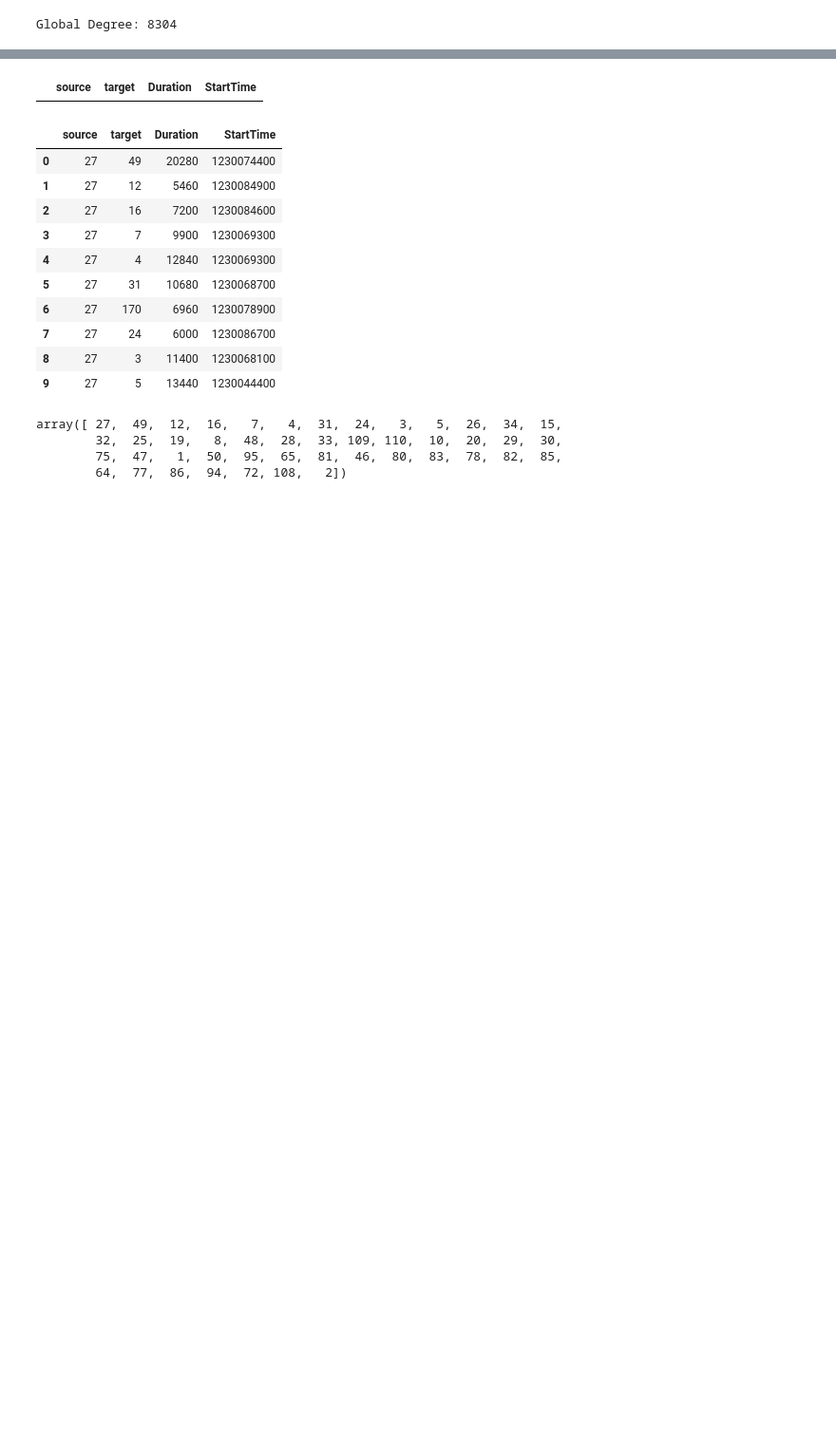
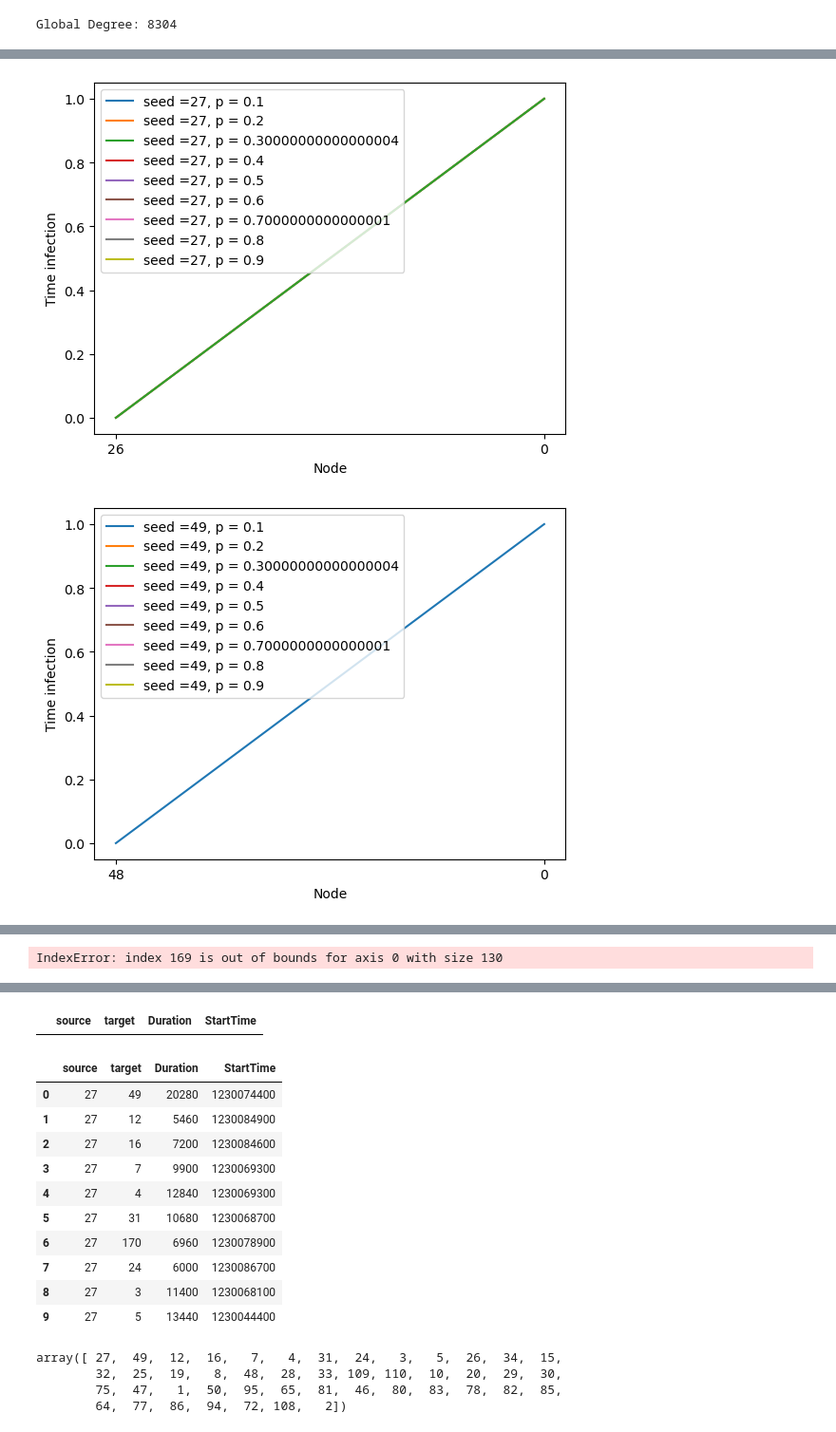
Before and after one commit to eliecerecology/ComplexNetworksPandemia, a Jupyter notebook: Personal.ipynb, the cells around one changed output, grey strips where cells are left out. Shown: that part at 95% size. Drawn from its saved outputs; the diff is of its cells as text; code cells hidden in the pictures; blank space fills up the shorter version.

```diff
--- a/Personal.ipynb
+++ b/Personal.ipynb
@@ -247,0 +254,2 @@ for node in subnet.nodes():
+# %%
+G = subnet.copy()
@@ -247,0 +401,13 @@ for node in subnet.nodes():
+# %%
+weight_array = nx.adjacency_matrix(G, weight='weight').todense()
+np.random.seed(41)
+nod_numbers = len(G.nodes())
+probabilities = np.round(np.random.rand(nod_numbers, nod_numbers), decimals=2)
+prob_array = np.where(weight_array > 0, probabilities, 0)
+
+seed_node = 27
+times_matrix = nx.adjacency_matrix(G, weight='weight').todense()
+shortest_paths = nx.shortest_path_length(G, source=seed_node, weight='weight')
+
+infect_array = infection_matrix(G)
+print(infect_array)
@@ -247,0 +422,58 @@ for node in subnet.nodes():
+# %%
+Nodes = list(G.nodes())
+# %%
+for seed in Nodes:
+
+    seed_node = seed
+    times_matrix = nx.adjacency_matrix(G, weight='weight').todense()
+    shortest_paths = nx.shortest_path_length(G, source=seed_node, weight='weight')
+
+    infect_array = infection_matrix(G)
+    track_nodes = update_time(times_matrix, seed_node)
+    for f in np.arange(0.1, 1.0, 0.1):
+
+
+        infection_array = infection(f, track_nodes, prob_array, infect_array)
+        times_array, track_array, accumulated_times  = update_time_prob(times_matrix, infection_array, seed_node)
+
+        #
+        acc_times = list(accumulated_times.values())
+
+        if len(track_array > 1):
+
+            x_values = track_array
+            #print("x_values ", x_values)
+            y_values = acc_times
+            #print("y_values ", y_values)
+
+
+            nodes, time = match_array_lengths(x_values, y_values)
+            #print("nodes ", nodes)
+            #print("time ", time)
+
+
+            x_values_string = nodes.astype(str)
+
+
+
+            # Plotting the line plot
+            plt.plot(x_values_string, time, label='seed ={}, p = {}'.format(seed, f))
+
+        else:
+            pass
+
+    # Adding labels to the axes
+    plt.xlabel('Node')
+    plt.ylabel('Time infection')
+
+    # Adding a title to the plot
+    #plt.title('Line Plot Example')
+
+    # Adding a legend
+    plt.legend()
+
+    # Display the plot
+    plt.show()
+# %% [output]
+[figure, added]
+[figure, added]
@@ -248 +485,2 @@ for node in subnet.nodes():
+IndexError: index 169 is out of bounds for axis 0 with size 130
 # %%
```
Also changed, not shown: parts of 12 cells of this notebook, 9 other files.
